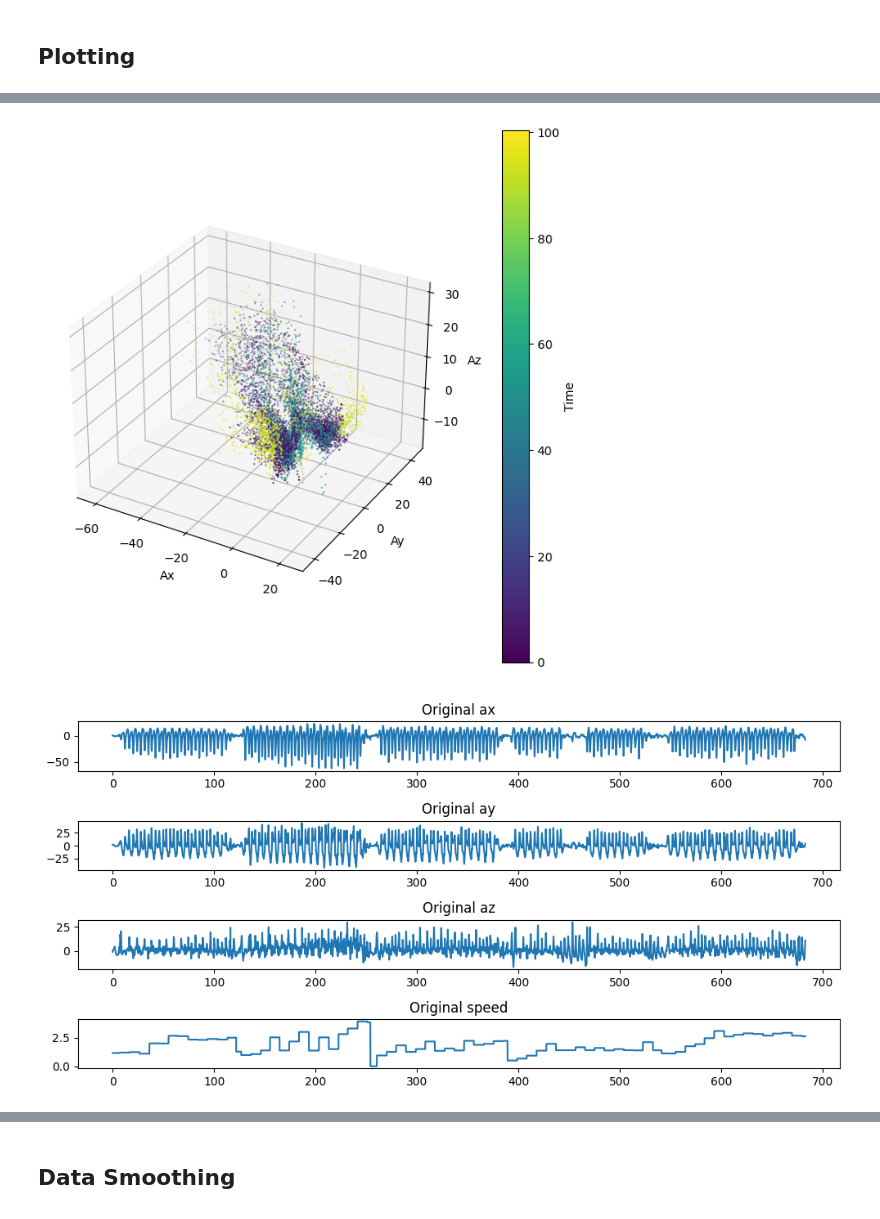
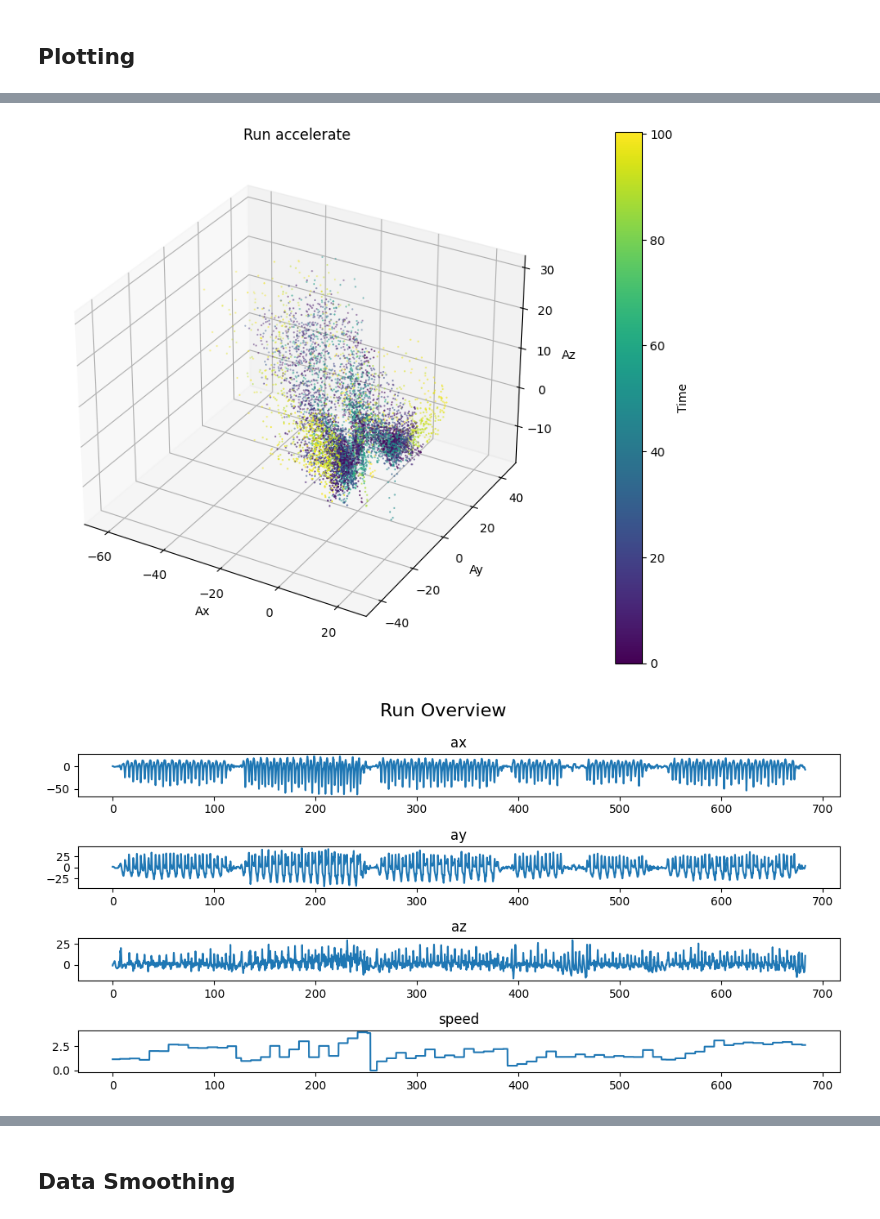
Before and after one commit to FSYFSYFSY/CMPT353_Project, a Jupyter notebook: program.ipynb, the cells around one changed output, grey strips where cells are left out. Drawn from its saved outputs; the diff is of its cells as text; code cells hidden in the pictures.

```diff
--- a/program.ipynb
+++ b/program.ipynb
@@ -22,7 +22,11 @@ from data_smoothing import output_kalman, kalmanSmooth, lowess_smooth, fft_denoi
 # %% [markdown]
 # Load data
 # %%
-folder_path = 'Data'
+#folder_path = 'original_data'
+folder_path = 'fft_denoised'
+#folder_path = 'kalman_smoothed'
+#folder_path = 'lowess_smoothed'
+
 csv_files = [f for f in os.listdir(folder_path) if f.endswith('.csv')]
 
 run_df = pd.DataFrame()
@@ -100,32 +104,33 @@ plt.show()
 # %%
-fig2 = plt.figure(figsize=(8, 8))
+fig2 = plt.figure(figsize=(10, 8))
 ax = fig2.add_subplot(111, projection='3d')
 
 sc2 = ax.scatter(run_df['ax'], run_df['ay'], run_df['az'], c=run_df['time'], cmap='viridis',marker='o', s = 0.3)
 
 cbar = plt.colorbar(sc2, ax=ax, pad=0.1)
 cbar.set_label('Time')
 
+ax.set_title('Run accelerate')
 ax.set_xlabel('Ax')
 ax.set_ylabel('Ay')
 ax.set_zlabel('Az')
 
 plt.show(fig2)
 
 plt.figure(figsize=(10, 5))
 selected_columns = run_df.columns[1:5]
 selected_data = run_df[selected_columns]
 x = np.arange(0, len(selected_data) * 0.1, 0.1)
 
 for i, col in enumerate(run_df.columns[1:5]):
     plt.subplot(4, 1, i+1)
     plt.plot(x, run_df[col],marker='', linestyle='-')
     plt.title(f'{col}')
 
 plt.suptitle('Run Overview', fontsize=16)
 plt.tight_layout()
 plt.show()
 # %% [output]
-[figure, old version]
+[figure, new version]
-[figure, old version]
+[figure, new version]
 # %%
```
Also changed, not shown: parts of 10 cells of this notebook, 41 other files.
